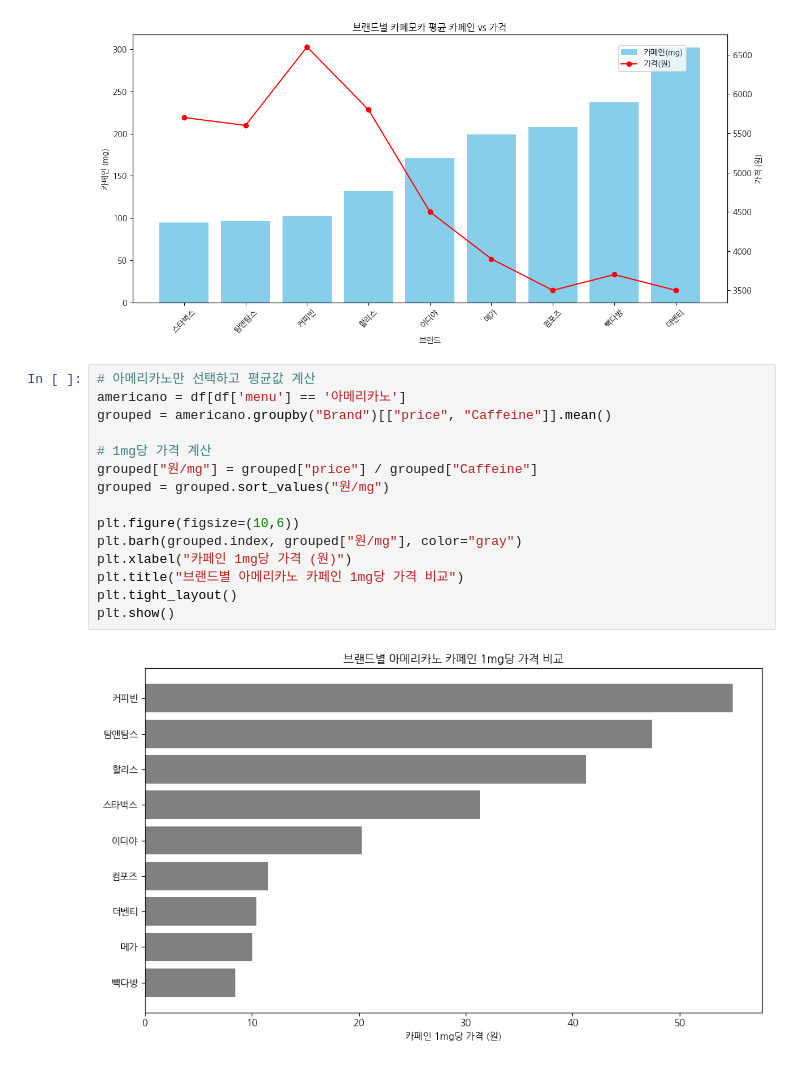
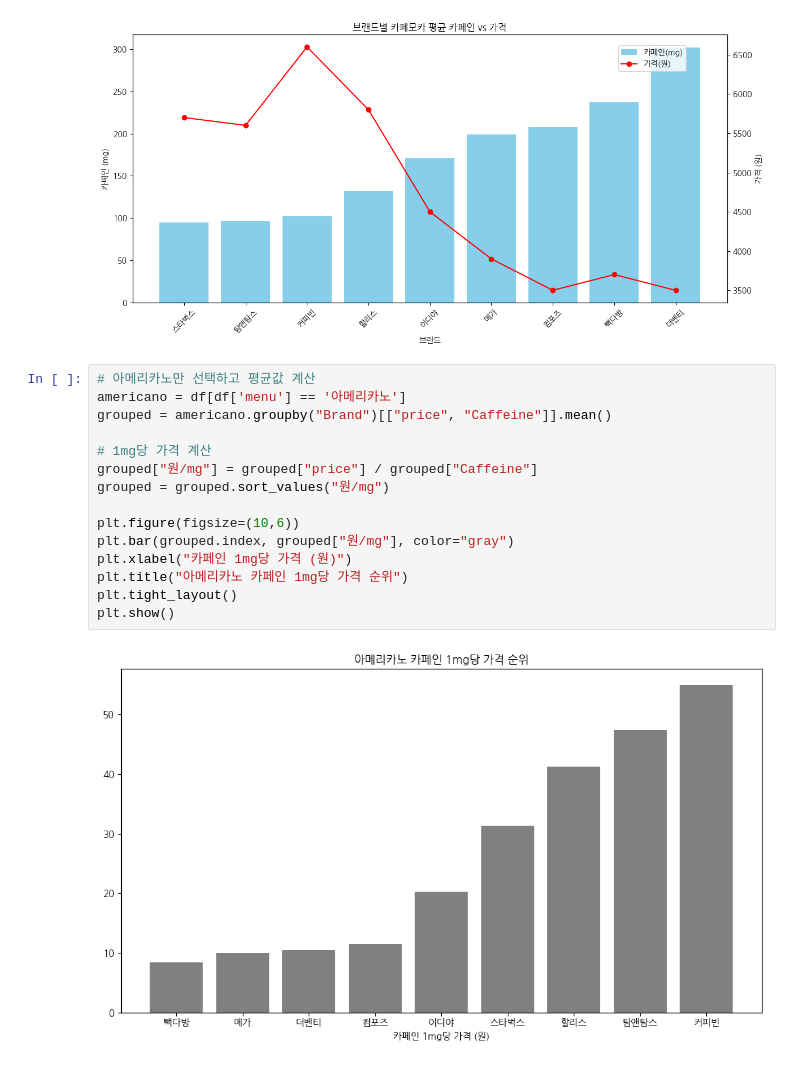
Before and after one commit to addinedu-ros-10th/eda-repo-1, a Jupyter notebook: programs/visualization.ipynb, the cells around one changed output. Cells and saved outputs as stored; diff of their text form.

```diff
--- a/programs/visualization.ipynb
+++ b/programs/visualization.ipynb
@@ -181,20 +181,20 @@ plt.show()
 # %%
 # 아메리카노만 선택하고 평균값 계산
 americano = df[df['menu'] == '아메리카노']
 grouped = americano.groupby("Brand")[["price", "Caffeine"]].mean()
 
 # 1mg당 가격 계산
 grouped["원/mg"] = grouped["price"] / grouped["Caffeine"]
 grouped = grouped.sort_values("원/mg")
 
 plt.figure(figsize=(10,6))
-plt.barh(grouped.index, grouped["원/mg"], color="gray")
+plt.bar(grouped.index, grouped["원/mg"], color="gray")
 plt.xlabel("카페인 1mg당 가격 (원)")
-plt.title("브랜드별 아메리카노 카페인 1mg당 가격 비교")
+plt.title("아메리카노 카페인 1mg당 가격 순위")
 plt.tight_layout()
 plt.show()
 # %% [output]
-[figure, old version]
+[figure, new version]
 # %%
 # 카페라떼만 선택하고 평균값 계산
 cafelatte = df[df['menu'] == '카페라떼']
```
Also changed, not shown: parts of 3 cells of this notebook.
